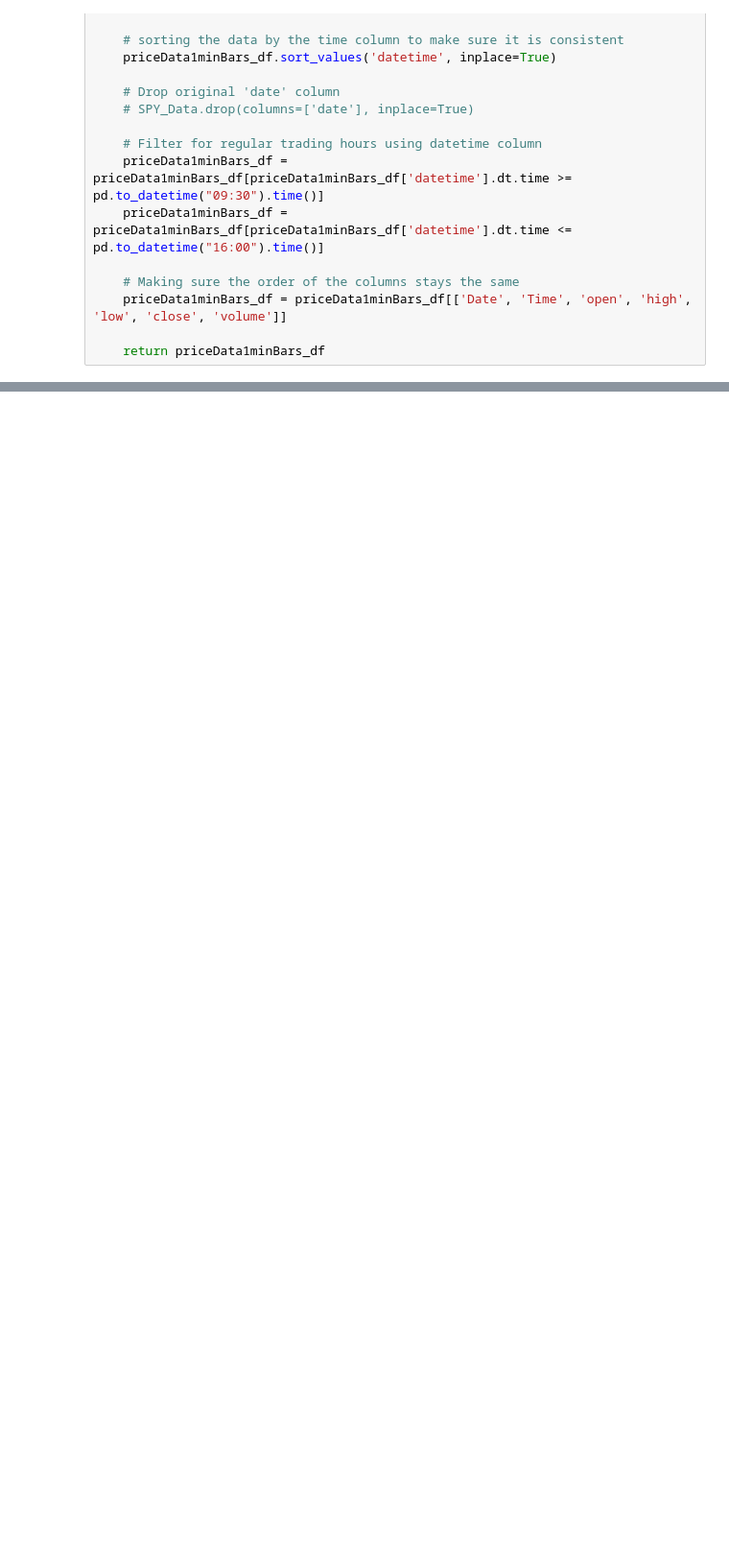
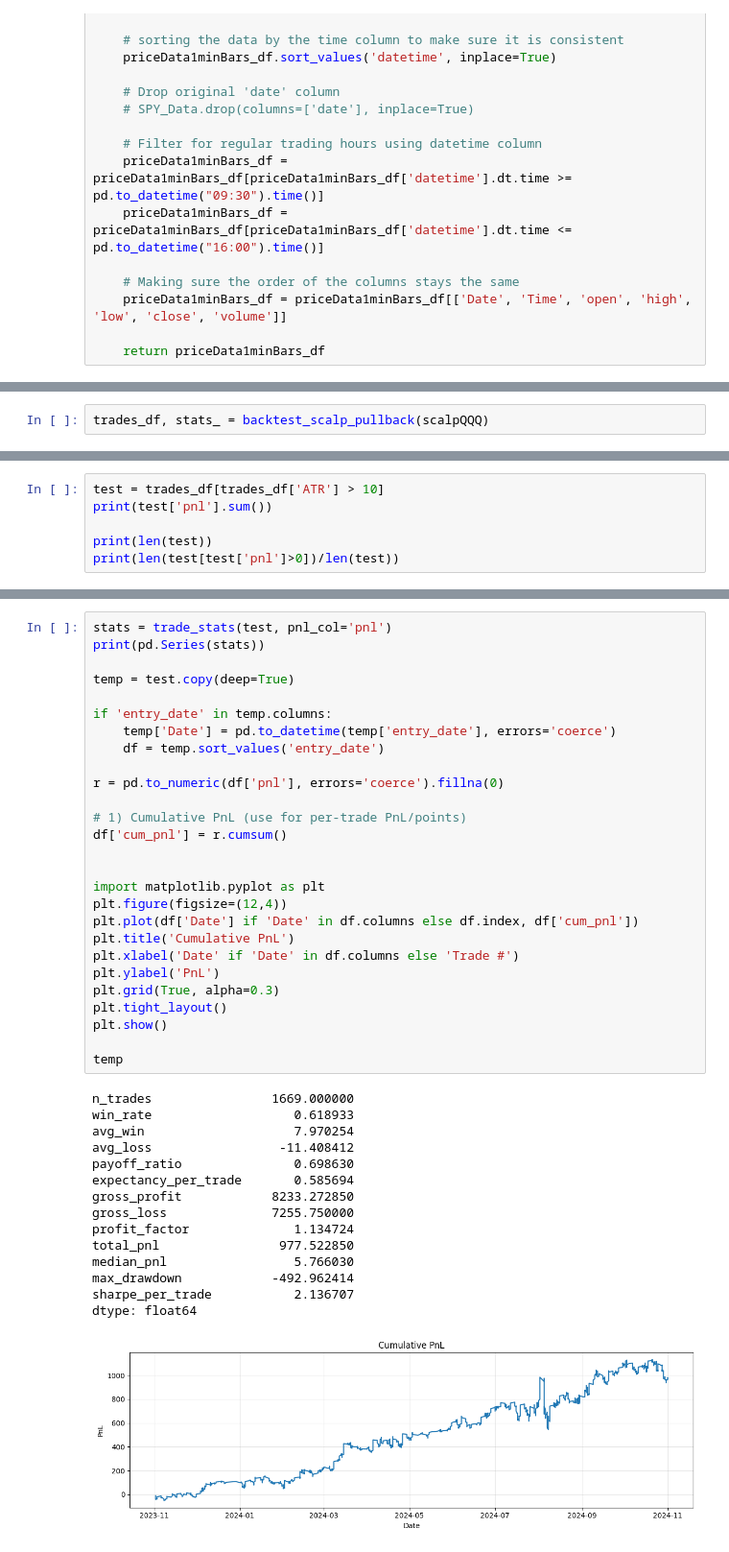
Before and after one commit to JeremieC1998/ORB_backtest, a Jupyter notebook: scalpingTest.ipynb, the cells around one changed output, grey strips where cells are left out. Shown: that part at 96% size. Cells and saved outputs as stored; diff of their text form; blank space fills up the shorter version.

```diff
--- a/scalpingTest.ipynb
+++ b/scalpingTest.ipynb
@@ -279,0 +512,2 @@ scalpSPY
+# %%
+trades_df, stats_ = backtest_scalp_pullback(scalpQQQ)
@@ -279,0 +530,6 @@ scalpSPY
+# %%
+test = trades_df[trades_df['ATR'] > 10]
+print(test['pnl'].sum())
+
+print(len(test))
+print(len(test[test['pnl']>0])/len(test))
@@ -279,0 +606,43 @@ scalpSPY
+# %%
+stats = trade_stats(test, pnl_col='pnl')
+print(pd.Series(stats))
+
+temp = test.copy(deep=True)
+
+if 'entry_date' in temp.columns:
+    temp['Date'] = pd.to_datetime(temp['entry_date'], errors='coerce')
+    df = temp.sort_values('entry_date')
+
+r = pd.to_numeric(df['pnl'], errors='coerce').fillna(0)
+
+# 1) Cumulative PnL (use for per-trade PnL/points)
+df['cum_pnl'] = r.cumsum()
+
+
+import matplotlib.pyplot as plt
+plt.figure(figsize=(12,4))
+plt.plot(df['Date'] if 'Date' in df.columns else df.index, df['cum_pnl'])
+plt.title('Cumulative PnL')
+plt.xlabel('Date' if 'Date' in df.columns else 'Trade #')
+plt.ylabel('PnL')
+plt.grid(True, alpha=0.3)
+plt.tight_layout()
+plt.show()
+
+temp
+# %% [output]
+n_trades                1669.000000
+win_rate                   0.618933
+avg_win                    7.970254
+avg_loss                 -11.408412
+payoff_ratio               0.698630
+expectancy_per_trade       0.585694
+gross_profit            8233.272850
+gross_loss              7255.750000
+profit_factor              1.134724
+total_pnl                977.522850
+median_pnl                 5.766030
+max_drawdown            -492.962414
+sharpe_per_trade           2.136707
+dtype: float64
+[figure, added]
```
Also changed, not shown: parts of 8 cells of this notebook.
